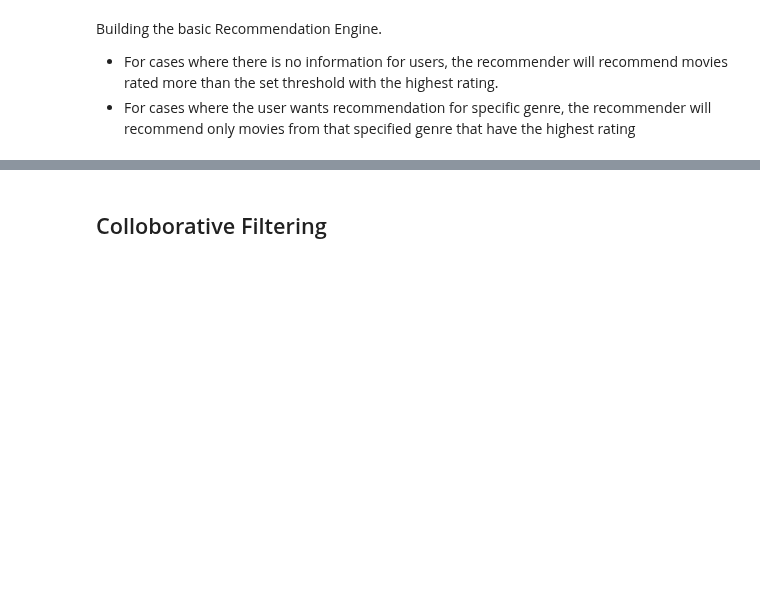
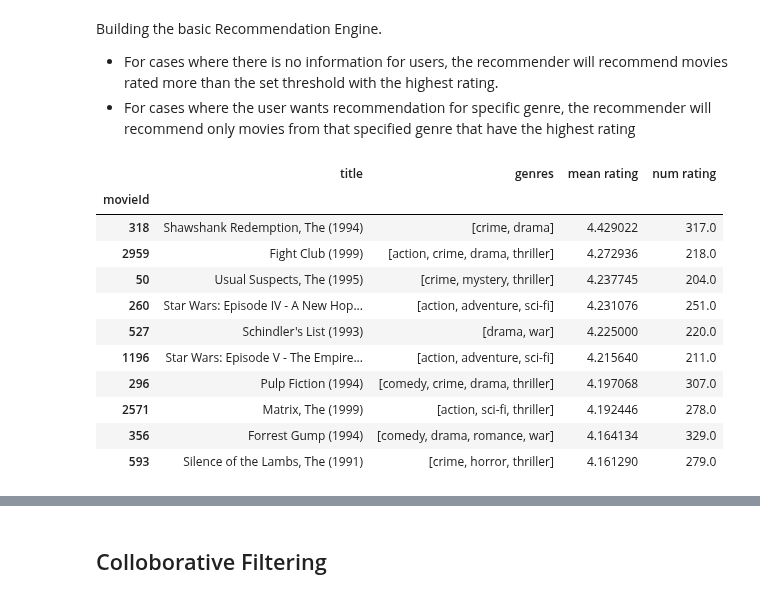
Before and after one commit to E-Juliet/Movie-reccomender, a Jupyter notebook: phase_4_project.ipynb, the cells around one changed output, grey strips where cells are left out. Drawn from its saved outputs; the diff is of its cells as text; code cells hidden in the pictures; blank space fills up the shorter version.

```diff
--- a/phase_4_project.ipynb
+++ b/phase_4_project.ipynb
@@ -756,4 +753,19 @@ def movie_recommender(genre=None, threshold=10):
         return recommender(genre,threshold)
     else:
         return good_movies(threshold)
+# %%
+movie_recommender()
+# %% [output]
+|  | title | genres | mean rating | num rating |
+| movieId |  |  |  |  |
+| 318 | Shawshank Redemption, The (1994) | [crime, drama] | 4.429022 | 317.0 |
+| 2959 | Fight Club (1999) | [action, crime, drama, thriller] | 4.272936 | 218.0 |
+| 50 | Usual Suspects, The (1995) | [crime, mystery, thriller] | 4.237745 | 204.0 |
+| 260 | Star Wars: Episode IV - A New Hop... | [action, adventure, sci-fi] | 4.231076 | 251.0 |
+| 527 | Schindler's List (1993) | [drama, war] | 4.225000 | 220.0 |
+| 1196 | Star Wars: Episode V - The Empire... | [action, adventure, sci-fi] | 4.215640 | 211.0 |
+| 296 | Pulp Fiction (1994) | [comedy, crime, drama, thriller] | 4.197068 | 307.0 |
+| 2571 | Matrix, The (1999) | [action, sci-fi, thriller] | 4.192446 | 278.0 |
+| 356 | Forrest Gump (1994) | [comedy, drama, romance, war] | 4.164134 | 329.0 |
+| 593 | Silence of the Lambs, The (1991) | [crime, horror, thriller] | 4.161290 | 279.0 |
 # %%
```
Also changed, not shown: parts of 3 cells of this notebook.
